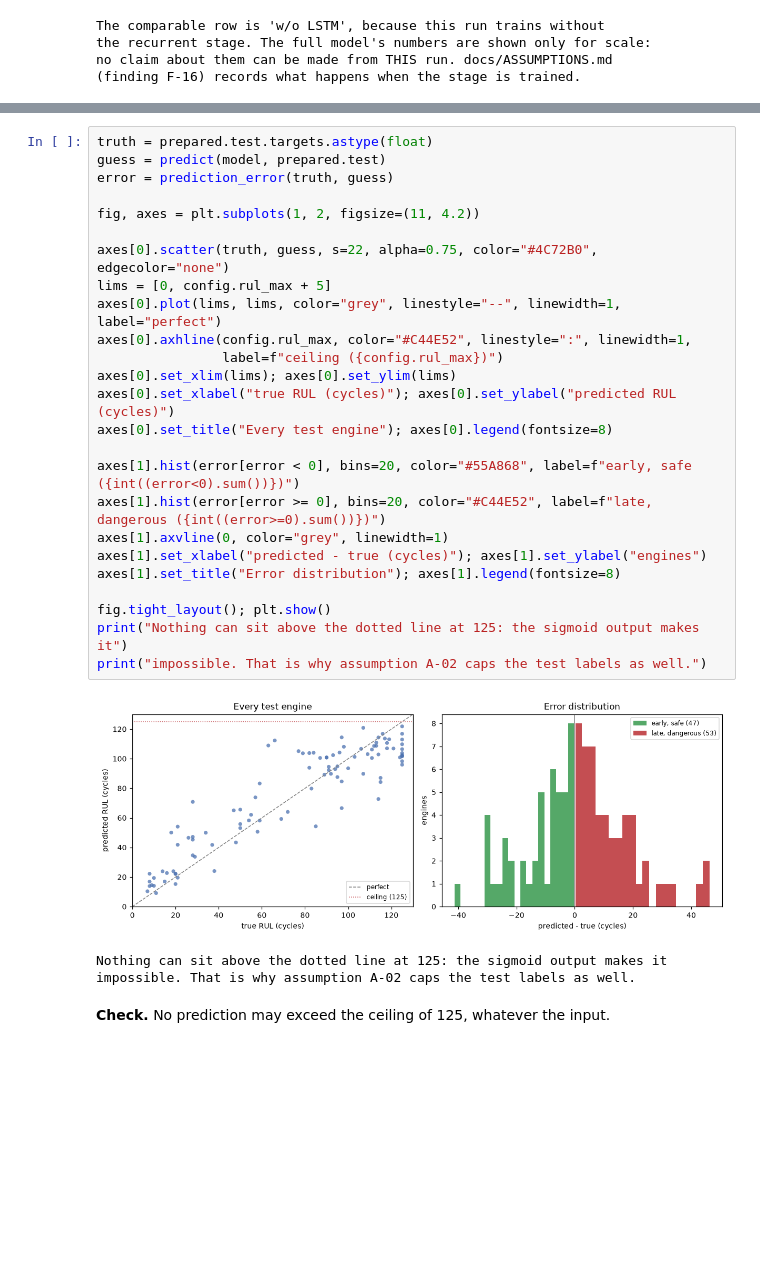
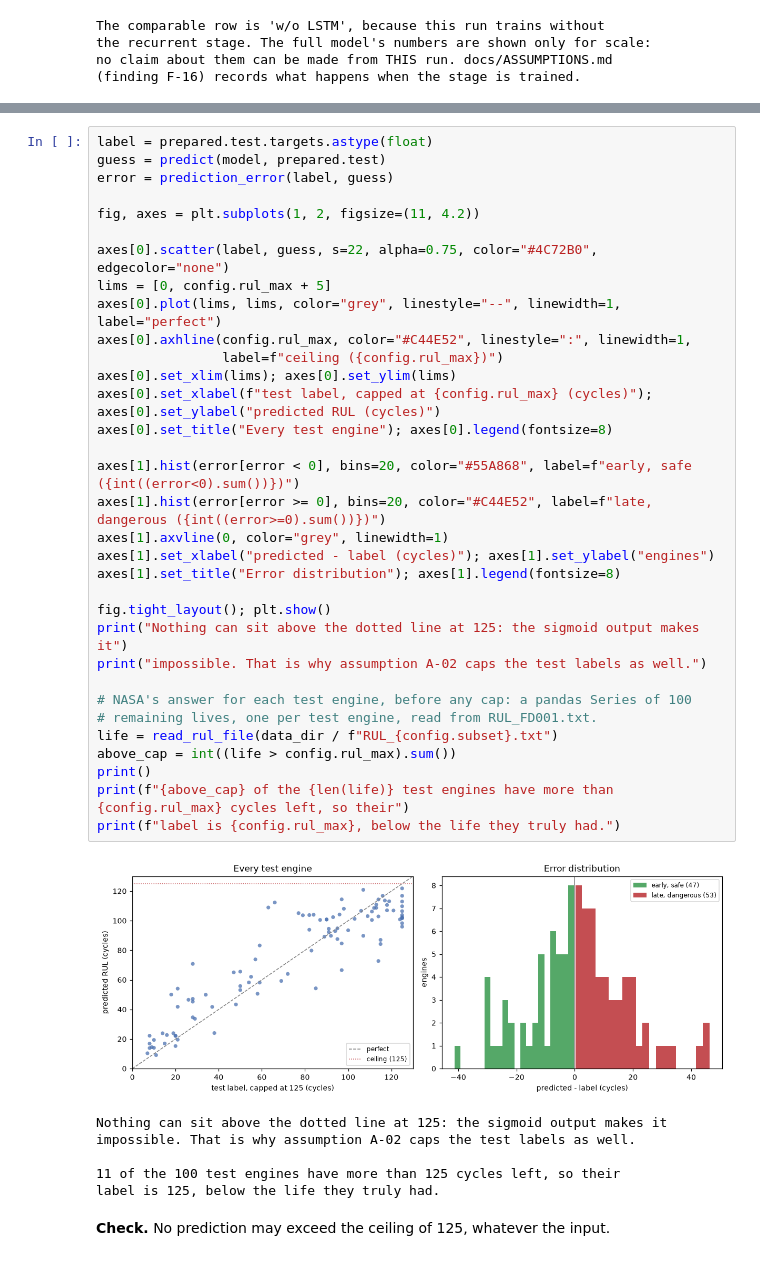
Before and after one commit to AminDaryan/Thesis-GNN-RUL-XAI, a Jupyter notebook: notebooks/02_model_fd001.ipynb, the cells around one changed output, grey strips where cells are left out. Saved outputs shown, nothing was run; the diff lists cells and outputs as text; blank space fills up the shorter version.

```diff
--- a/notebooks/02_model_fd001.ipynb
+++ b/notebooks/02_model_fd001.ipynb
@@ -747,34 +771,45 @@ Capping the test labels at 125 (A-02) moves our number in our favour and has to
 
 This is the analogue of Fig. 8 in the paper. The left panel plots one point per test engine; the right shows how the errors are distributed, split into the safe direction and the dangerous one.
 # %%
-truth = prepared.test.targets.astype(float)
+label = prepared.test.targets.astype(float)
 guess = predict(model, prepared.test)
-error = prediction_error(truth, guess)
+error = prediction_error(label, guess)
 
 fig, axes = plt.subplots(1, 2, figsize=(11, 4.2))
 
-axes[0].scatter(truth, guess, s=22, alpha=0.75, color="#4C72B0", edgecolor="none")
+axes[0].scatter(label, guess, s=22, alpha=0.75, color="#4C72B0", edgecolor="none")
 lims = [0, config.rul_max + 5]
 axes[0].plot(lims, lims, color="grey", linestyle="--", linewidth=1, label="perfect")
 axes[0].axhline(config.rul_max, color="#C44E52", linestyle=":", linewidth=1,
                 label=f"ceiling ({config.rul_max})")
 axes[0].set_xlim(lims); axes[0].set_ylim(lims)
-axes[0].set_xlabel("true RUL (cycles)"); axes[0].set_ylabel("predicted RUL (cycles)")
+axes[0].set_xlabel(f"test label, capped at {config.rul_max} (cycles)"); axes[0].set_ylabel("predicted RUL (cycles)")
 axes[0].set_title("Every test engine"); axes[0].legend(fontsize=8)
 
 axes[1].hist(error[error < 0], bins=20, color="#55A868", label=f"early, safe ({int((error<0).sum())})")
 axes[1].hist(error[error >= 0], bins=20, color="#C44E52", label=f"late, dangerous ({int((error>=0).sum())})")
 axes[1].axvline(0, color="grey", linewidth=1)
-axes[1].set_xlabel("predicted - true (cycles)"); axes[1].set_ylabel("engines")
+axes[1].set_xlabel("predicted - label (cycles)"); axes[1].set_ylabel("engines")
 axes[1].set_title("Error distribution"); axes[1].legend(fontsize=8)
 
 fig.tight_layout(); plt.show()
 print("Nothing can sit above the dotted line at 125: the sigmoid output makes it")
 print("impossible. That is why assumption A-02 caps the test labels as well.")
+
+# NASA's answer for each test engine, before any cap: a pandas Series of 100
+# remaining lives, one per test engine, read from RUL_FD001.txt.
+life = read_rul_file(data_dir / f"RUL_{config.subset}.txt")
+above_cap = int((life > config.rul_max).sum())
+print()
+print(f"{above_cap} of the {len(life)} test engines have more than {config.rul_max} cycles left, so their")
+print(f"label is {config.rul_max}, below the life they truly had.")
 # %% [output]
-[figure, old version]
+[figure, new version]
 Nothing can sit above the dotted line at 125: the sigmoid output makes it
 impossible. That is why assumption A-02 caps the test labels as well.
+
+11 of the 100 test engines have more than 125 cycles left, so their
+label is 125, below the life they truly had.
 # %% [markdown]
 **Check.** No prediction may exceed the ceiling of 125, whatever the input.
 # %%
```
Also changed, not shown: parts of 10 cells of this notebook, 45 other files.
